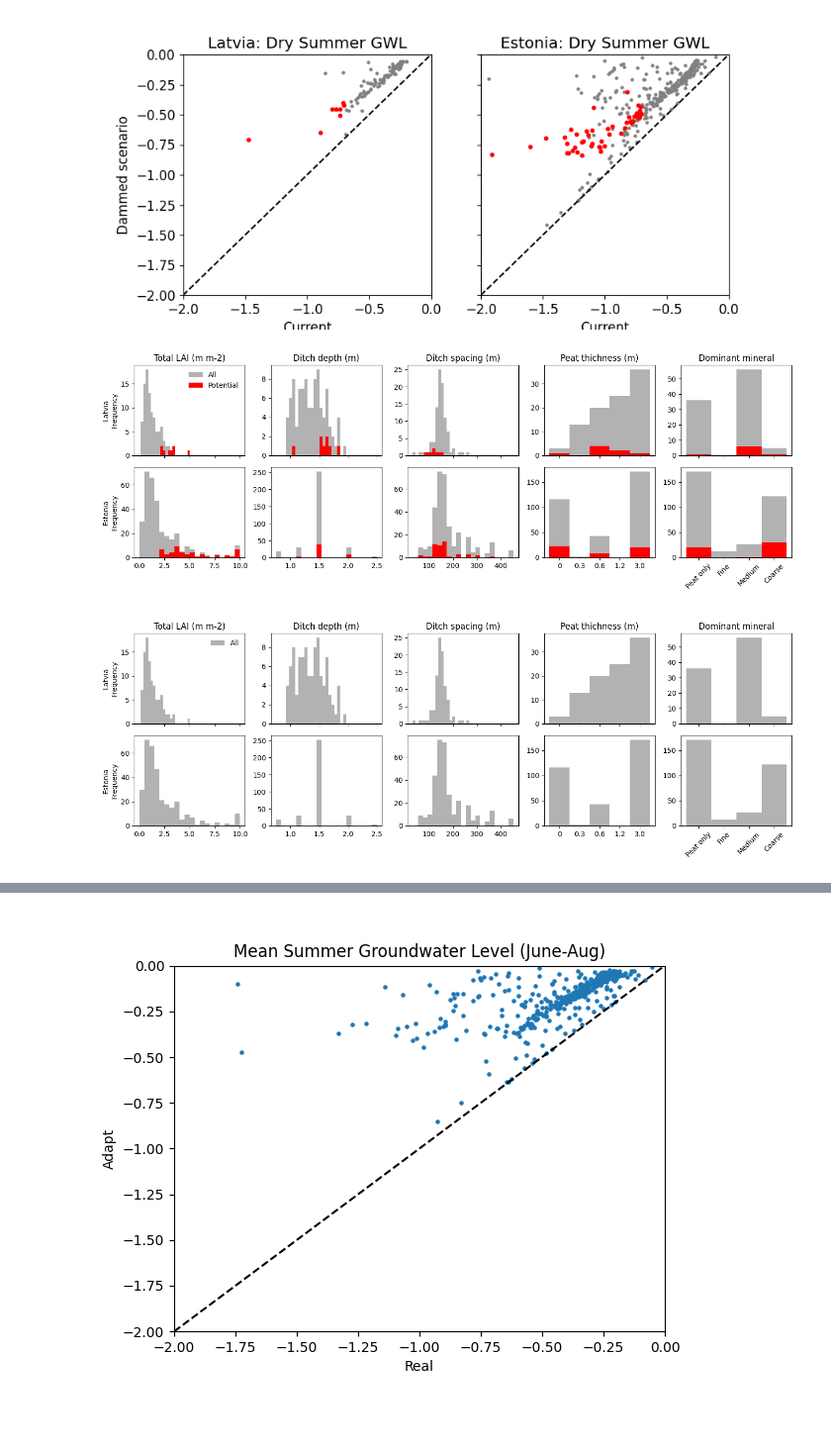
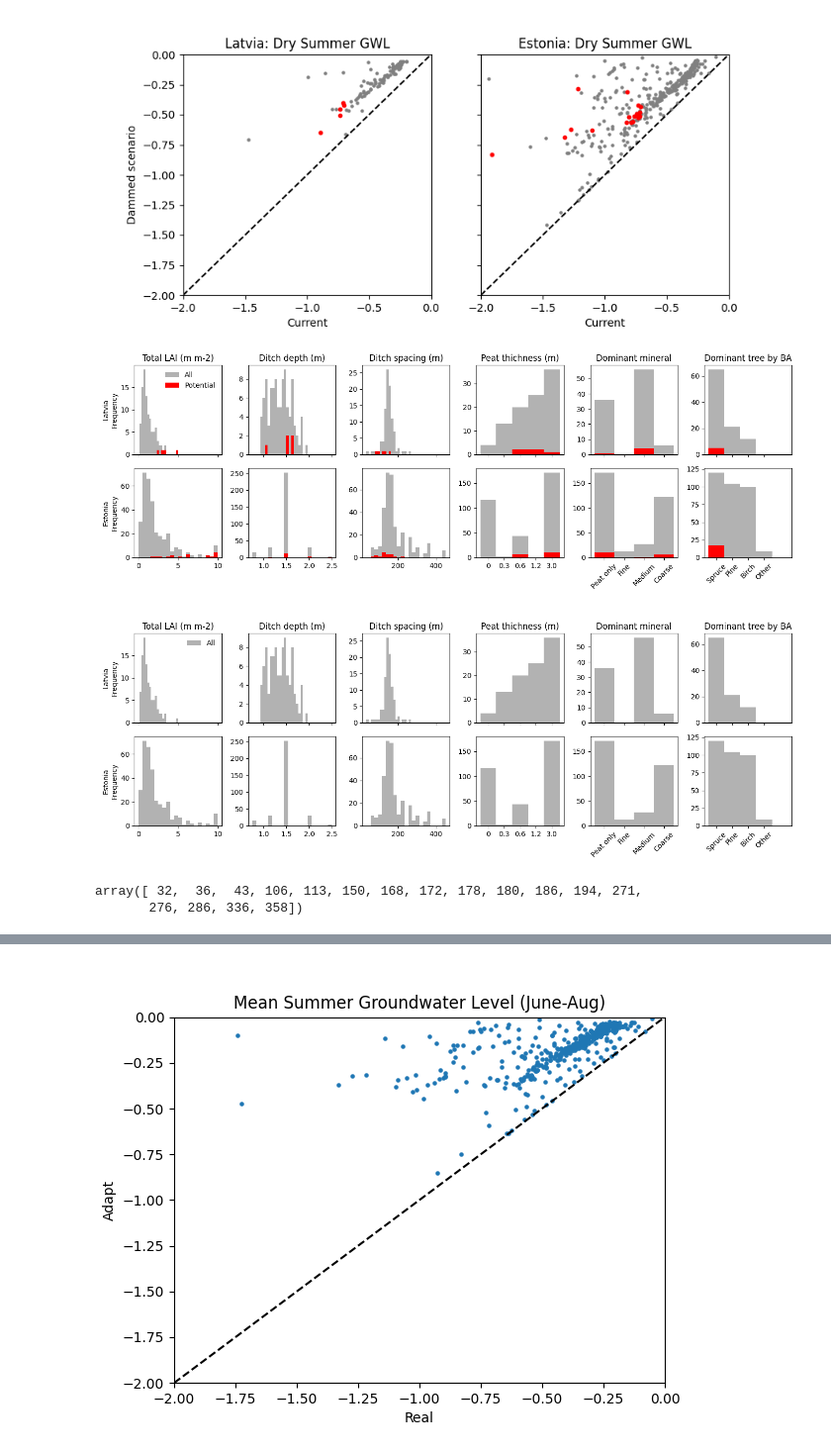
Before and after one commit to LukeEcomod/SpaFHy_Peat_AD, a Jupyter notebook: run_example_ad.ipynb, the cells around one changed output, grey strips where cells are left out. Shown at 99% size. Saved outputs shown, nothing was run; the diff lists cells and outputs as text; code cells hidden in the pictures; blank space fills up the shorter version.

Commit message:
site selection vol 2

```diff
--- a/run_example_ad.ipynb
+++ b/run_example_ad.ipynb
@@ -23,7 +23,7 @@ input_folder = os.path.join(project_folder, 'model_inputs')
 # %%
 #outputfile = r'/Users/jpnousu/Library/CloudStorage/OneDrive-Luonnonvarakeskus/NordForsk_Proposal_Adaptive_drainage - General/SpaFHy-PEAT/model_inputs/results202603031331.nc'
 #outputfile = r'/Users/jpnousu/Library/CloudStorage/OneDrive-Luonnonvarakeskus/NordForsk_Proposal_Adaptive_drainage - General/SpaFHy-PEAT/model_inputs/results202603041116.nc'
-outputfile = input_folder + '/results202603051017.nc'
+outputfile = input_folder + '/results202603111127.nc'
 results = read_results(outputfile)
 # %%
 results
@@ -175,0 +178,6 @@ for row, (color_var, color_label) in enumerate(zip(color_vars, color_labels)):
+# %%
+LAI_folder = pathlib.Path(os.getenv('PROJECT_FOLDER') + '/model_inputs/LAI_cf/')
+LAI_est = pd.read_csv(LAI_folder/'EST_LAI_capped_to_10_cf.csv')
+LAI_lat = pd.read_csv(LAI_folder/'LAT_LAI_cf.csv')
+
+print(len(LAI_est),len(LAI_lat))
@@ -176,3 +248,16 @@ for row, (color_var, color_label) in enumerate(zip(color_vars, color_labels)):
+# %%
+LAI_df = pd.concat((LAI_est, LAI_lat), ignore_index=True)
+
+BA_max_label_numeric = np.zeros_like(LAI_df['BA_max_label'], dtype=float)
+for i, val in enumerate(LAI_df['BA_max_label']):
+    if val == 'spruce':
+        BA_max_label_numeric[i] = 0
+    elif val == 'pine':
+        BA_max_label_numeric[i] = 1
+    elif val == 'birch':
+        BA_max_label_numeric[i] = 2
+    else:
+        BA_max_label_numeric[i] = 3
 # %%
 # Create categorical color variable based on latitude
 lat = results['parameters_lat'][:,0]
@@ -186,8 +271,8 @@ idx_estonia = color_var == 1
 fig, axes = plt.subplots(1, 2, figsize=(9, 4), sharex=True, sharey=True)
 
 # Selection criteria
-ix_latvia = idx_latvia & (real_q10 < -0.7) & (real_q10 - adapt_q10 < -0.2) & (total_lai > 2)
-ix_estonia = idx_estonia & (real_q10 < -0.7) & (real_q10 - adapt_q10 < -0.2) & (total_lai > 2)
+ix_latvia = idx_latvia & (real_q10 < -0.7) & (real_q10 - adapt_q10 < -0.2) & (total_lai > 1.5) & (BA_max_label_numeric == 0) & (peat_layers >= 2)
+ix_estonia = idx_estonia & (real_q10 < -0.7) & (real_q10 - adapt_q10 < -0.2) & (total_lai > 1.5) & (BA_max_label_numeric == 0) & (peat_layers >= 2)
 
 for ax, idx, ix, country in zip(axes, [idx_latvia, idx_estonia], [ix_latvia, ix_estonia], ['Latvia', 'Estonia']):
     # Plot mean
@@ -201,16 +286,16 @@ for ax, idx, ix, country in zip(axes, [idx_latvia, idx_estonia], [ix_latvia, ix_
     ax.set_ylim([-2., 0.])
     ax.set_xlim([-2., 0.])
 
-#plt.savefig(project_folder / 'model_inputs' / 'figures' / 'scatter_selected.png', dpi=150, bbox_inches = 'tight')
+plt.savefig(project_folder / 'model_inputs' / 'figures' / 'scatter_selected.png', dpi=150, bbox_inches = 'tight')
 # %% [output]
-[figure, old version]
+[figure, new version]
 # %%
+variables = [total_lai, ditch_depth, ditch_spacing, peat_layers, dominant_mineral_numeric, BA_max_label_numeric]
+var_labels = ['Total LAI (m m-2)', 'Ditch depth (m)', 'Ditch spacing (m)', 'Peat thichness (m)', 'Dominant mineral', 'Dominant tree by BA']
+# Latvia - Row 0
+
 # Create figure with histograms
-fig, axes = plt.subplots(2, 5, figsize=(14, 5), sharex='col')
-
-variables = [total_lai, ditch_depth, ditch_spacing, peat_layers, dominant_mineral_numeric]
-var_labels = ['Total LAI (m m-2)', 'Ditch depth (m)', 'Ditch spacing (m)', 'Peat thichness (m)', 'Dominant mineral']
-# Latvia - Row 0
+fig, axes = plt.subplots(2, len(variables), figsize=(14, 5), sharex='col')
 
 for col, (var, label) in enumerate(zip(variables, var_labels)):
     # Calculate bins from combined min/max of both subsets
@@ -237,41 +322,46 @@ for col, (var, label) in enumerate(zip(variables, var_labels)):
     axes[0, col].set_title(f"{label}")
 
 # Estonia - Row 1
 for col, (var, label) in enumerate(zip(variables, var_labels)):
     # Calculate bins from combined min/max of both subsets
     try:
         var_min = var[idx_estonia].min()
         var_max = var[idx_estonia].max()
         bins = np.linspace(var_min.values, var_max.values, 21)
     except:
         if label == 'Dominant mineral':
             bins = np.arange(-0.5, 4.5, 1)  # For categorical variable with 4 categories
         else:
             bins = np.arange(-0.5, 5.5, 1)
     axes[1, col].hist(var[idx_estonia], bins=bins, label='All', alpha= 0.6, color='grey')
     axes[1, col].hist(var[ix_estonia], bins=bins, label='Potential', color='red')
     if label == 'Dominant mineral':
         axes[1, col].set_xticks([0, 1, 2, 3])
         axes[1, col].set_xticklabels(['Peat only', 'Fine', 'Medium', 'Coarse'], rotation=45)
+    elif label == 'Dominant tree by BA':
+        axes[1, col].set_xticks([0, 1, 2, 3])
+        axes[1, col].set_xticklabels(['Spruce', 'Pine', 'Birch', 'Other'], rotation=45)
     elif label == 'Peat thichness (m)':
         axes[1, col].set_xticks([0, 1, 2, 3, 4])
         axes[1, col].set_xticklabels(['0', '0.3', '0.6', '1.2', '3.0'])
     if col == 0:
         axes[1, col].set_ylabel("Estonia\nFrequency")
 
 plt.tight_layout()
 
-#plt.savefig(project_folder / 'model_inputs' / 'figures' / 'histograms_potential.png', dpi=150, bbox_inches = 'tight')
+plt.savefig(project_folder / 'model_inputs' / 'figures' / 'histograms_potential.png', dpi=150, bbox_inches = 'tight')
 
 #plt.show()
 # %% [output]
-[figure, old version]
+[figure, new version]
 # %%
 # Create figure with histograms
-fig, axes = plt.subplots(2, 5, figsize=(14, 5), sharex='col')
 
-variables = [total_lai, ditch_depth, ditch_spacing, peat_layers, dominant_mineral_numeric]
-var_labels = ['Total LAI (m m-2)', 'Ditch depth (m)', 'Ditch spacing (m)', 'Peat thichness (m)', 'Dominant mineral']
+variables = [total_lai, ditch_depth, ditch_spacing, peat_layers, dominant_mineral_numeric, BA_max_label_numeric]
+var_labels = ['Total LAI (m m-2)', 'Ditch depth (m)', 'Ditch spacing (m)', 'Peat thichness (m)', 'Dominant mineral', 'Dominant tree by BA']
+
+
+fig, axes = plt.subplots(2, len(variables), figsize=(14, 5), sharex='col')
 # Latvia - Row 0
 
 for col, (var, label) in enumerate(zip(variables, var_labels)):
@@ -313,6 +403,9 @@ for col, (var, label) in enumerate(zip(variables, var_labels)):
     if label == 'Dominant mineral':
         axes[1, col].set_xticks([0, 1, 2, 3])
         axes[1, col].set_xticklabels(['Peat only', 'Fine', 'Medium', 'Coarse'], rotation=45)
+    elif label == 'Dominant tree by BA':
+        axes[1, col].set_xticks([0, 1, 2, 3])
+        axes[1, col].set_xticklabels(['Spruce', 'Pine', 'Birch', 'Other'], rotation=45)
     elif label == 'Peat thichness (m)':
         axes[1, col].set_xticks([0, 1, 2, 3, 4])
         axes[1, col].set_xticklabels(['0', '0.3', '0.6', '1.2', '3.0'])
@@ -321,11 +414,16 @@ for col, (var, label) in enumerate(zip(variables, var_labels)):
 
 plt.tight_layout()
 
-#plt.savefig(project_folder / 'model_inputs' / 'figures' / 'histograms.png', dpi=150, bbox_inches = 'tight')
+plt.savefig(project_folder / 'model_inputs' / 'figures' / 'histograms.png', dpi=150, bbox_inches = 'tight')
 
 #plt.show()
 # %% [output]
-[figure, old version]
+[figure, new version]
+# %%
+LAI_df['Site_id'][ix.values].values
+# %% [output]
+array([ 32,  36,  43, 106, 113, 150, 168, 172, 178, 180, 186, 194, 271,
+       276, 286, 336, 358])
 # %%
 # Get lat/lon coordinates
 lat = results['parameters_lat'][:,0]
```
Also changed, not shown: parts of 15 cells of this notebook.
